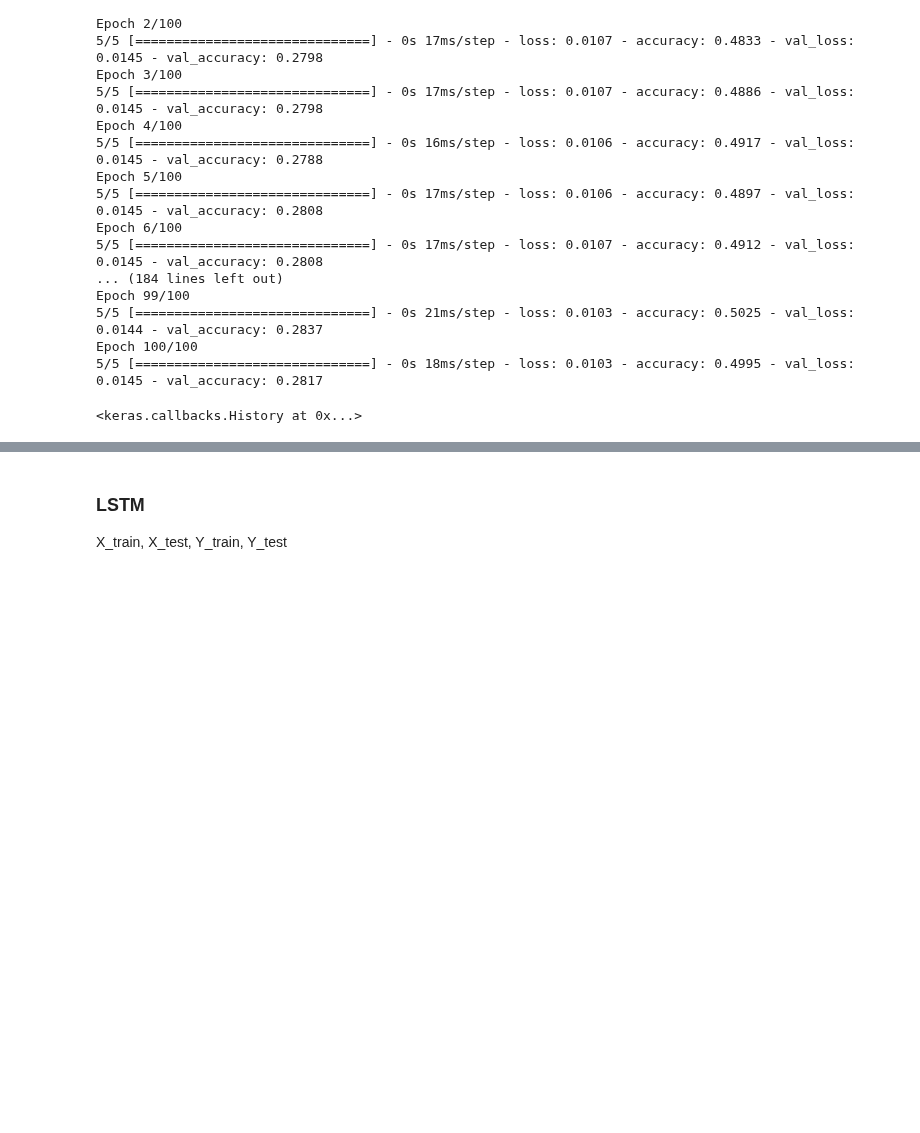
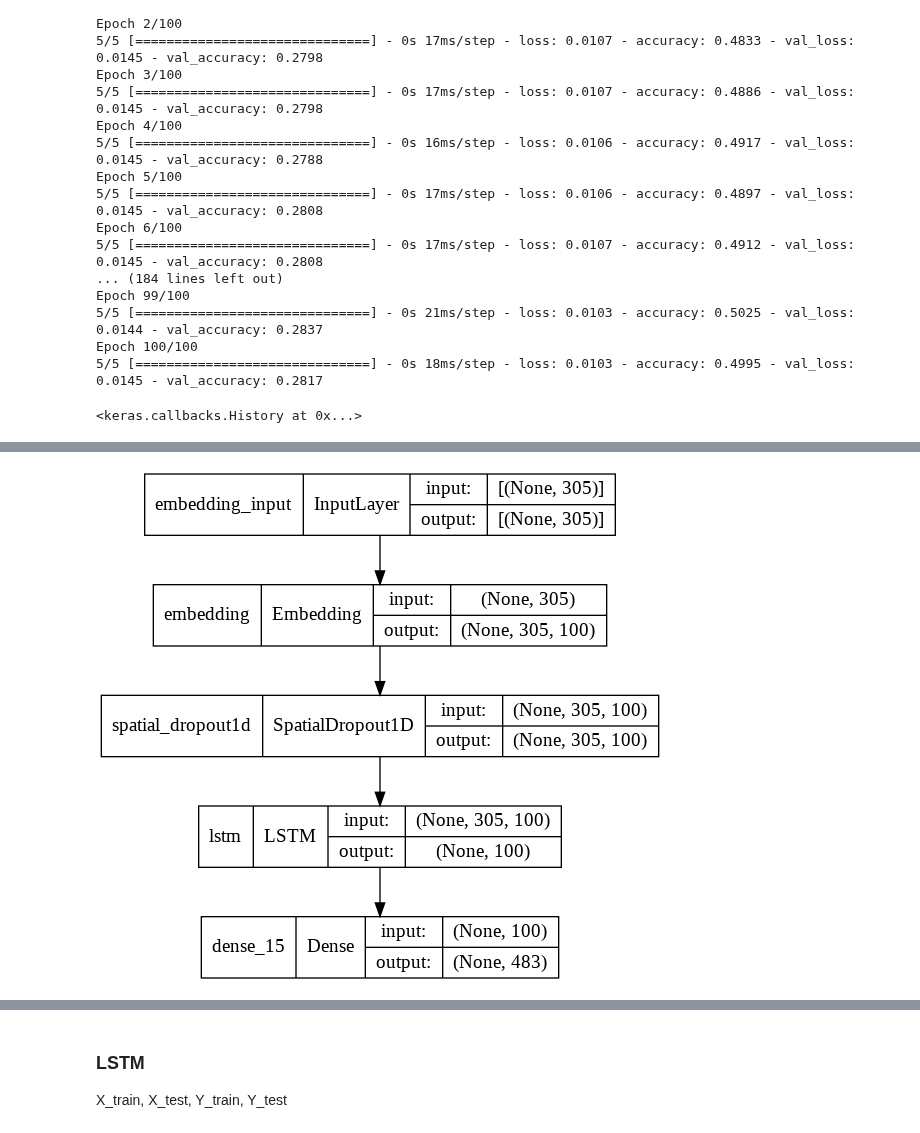
Before and after one commit to new5558/Chula-course-recommender-proof-of-concept, a Jupyter notebook: src/model.ipynb, the cells around one changed output, grey strips where cells are left out. Drawn from its saved outputs; the diff is of its cells as text; code cells hidden in the pictures; blank space fills up the shorter version.

Commit message:
feat: add LSTM predict study program

```diff
--- a/src/model.ipynb
+++ b/src/model.ipynb
@@ -727,0 +806,4 @@ Y_train.shape
+# %%
+X_nn = [X[i] for i in Y_program.index]
+# %%
+X_train, X_test, Y_train_program, Y_test_program = train_test_split(X_nn, Y_program_nn, test_size = 0.10, random_state = 42)
@@ -1107,0 +1201,2 @@ Epoch 100/100
+# %%
+X_train = np.array(X_train)
@@ -1107,0 +1209,30 @@ Epoch 100/100
+# %%
+from keras.layers import Input
+from keras.layers import Dense
+from keras.layers import Dropout
+import tensorflow as tf
+from tensorflow.keras import regularizers
+
+# input = Input(shape=(X_train.shape[1], ))
+# x = Dense(1024, activation="relu", name='Hidden_1')(input)
+# x = Dropout(0.4)(x)
+# # x = Dense(512, activation="relu", name='Hidden_2')(x)
+# # x = Dropout(0.2)(x)
+# # x = Dense(512, activation="relu", name='Hidden_3')(x)
+# # x = Dropout(0.2)(x)
+# output = Dense(Y_test_program.shape[1], activation="sigmoid",)(x)
+
+# model = tf.keras.Model(inputs=input, outputs=output, name="TF-IDF_NN")
+
+
+model = Sequential()
+model.add(Embedding(MAX_WORDS, EMBEDDING_DIM, input_length=X_train.shape[1], mask_zero=True))
+model.add(SpatialDropout1D(0.2))
+model.add(LSTM(100, dropout=0.2, recurrent_dropout=0.2))
+model.add(Dense(Y_test_program.shape[1], activation='sigmoid'))
+model.compile(loss='binary_crossentropy',optimizer=tf.keras.optimizers.Adam(learning_rate=1e-3), metrics=['accuracy'])
+
+# epochs = 5
+# batch_size = 2048
+
+# history = model.fit(X_train, Y_train, epochs=epochs, batch_size=batch_size,validation_split=0.1)
@@ -1107,0 +1241,4 @@ Epoch 100/100
+# %%
+tf.keras.utils.plot_model(model, show_shapes=True)
+# %% [output]
+[figure, added]
```
Also changed, not shown: parts of 15 cells of this notebook.
